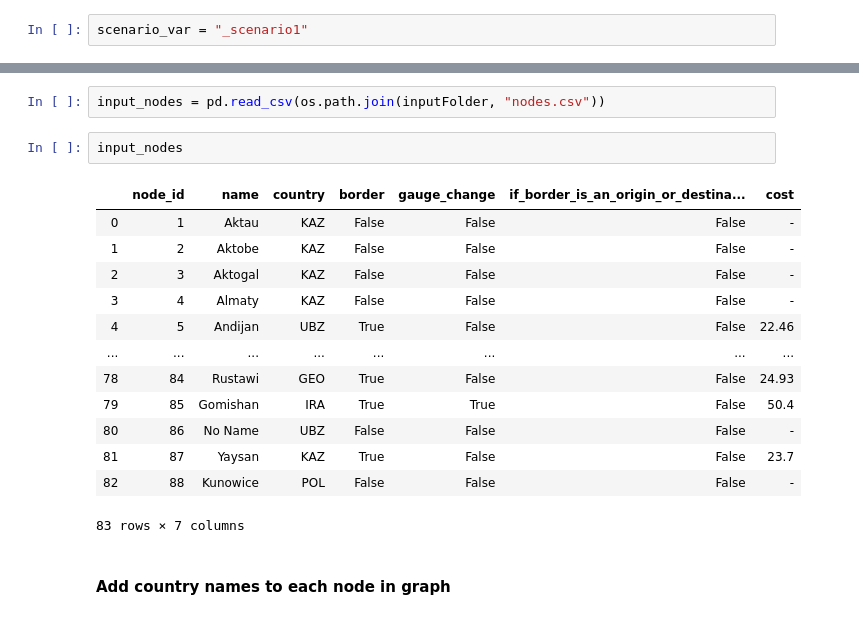
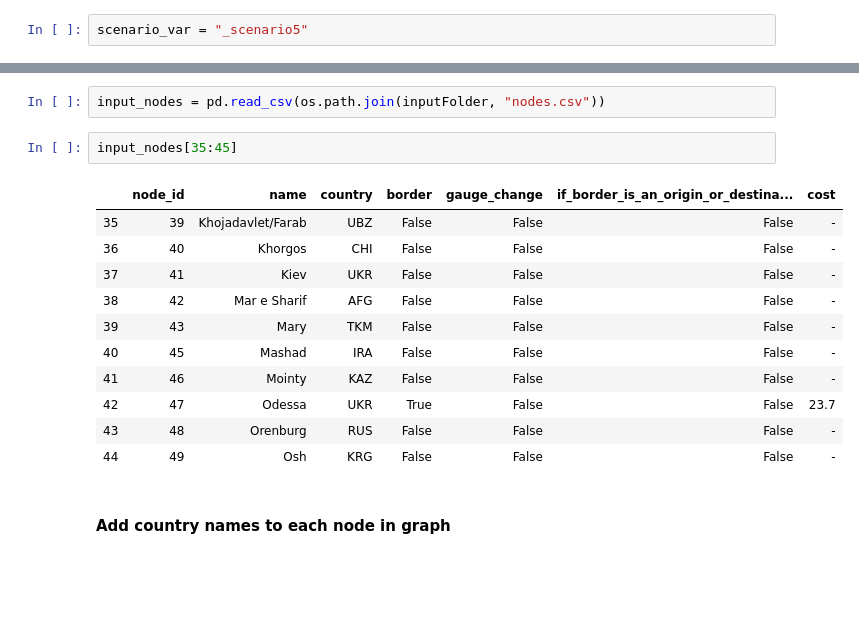
Before and after one commit to worldbank/GOST_PublicGoods, a Jupyter notebook: Implementations/asia_railways/asia_railways_ver3.ipynb, the cells around one changed output, grey strips where cells are left out. Saved outputs shown, nothing was run; the diff lists cells and outputs as text; blank space fills up the shorter version.

```diff
--- a/Implementations/asia_railways/asia_railways_ver3.ipynb
+++ b/Implementations/asia_railways/asia_railways_ver3.ipynb
@@ -44,7 +44,7 @@ import matplotlib.pyplot as plt
 sys.path.append(r'../../GOSTNets/GOSTNets')
 import GOSTnet as gn
 # %%
-scenario_var = "_scenario1"
+scenario_var = "_scenario5"
 # %%
 # Define input data
 inputFolder = r'./input_folder{}'.format(scenario_var)
@@ -80,21 +80,19 @@ networkx.classes.graph.Graph
 # %%
 input_nodes = pd.read_csv(os.path.join(inputFolder, "nodes.csv"))
 # %%
-input_nodes
+input_nodes[35:45]
 # %% [output]
 |  | node_id | name | country | border | gauge_change | if_border_is_an_origin_or_destina... | cost |
-| 0 | 1 | Aktau | KAZ | False | False | False | - |
-| 1 | 2 | Aktobe | KAZ | False | False | False | - |
-| 2 | 3 | Aktogal | KAZ | False | False | False | - |
-| 3 | 4 | Almaty | KAZ | False | False | False | - |
-| 4 | 5 | Andijan | UBZ | True | False | False | 22.46 |
-| ... | ... | ... | ... | ... | ... | ... | ... |
-| 78 | 84 | Rustawi | GEO | True | False | False | 24.93 |
-| 79 | 85 | Gomishan | IRA | True | True | False | 50.4 |
-| 80 | 86 | No Name | UBZ | False | False | False | - |
-| 81 | 87 | Yaysan | KAZ | True | False | False | 23.7 |
-| 82 | 88 | Kunowice | POL | False | False | False | - |
+| 35 | 39 | Khojadavlet/Farab | UBZ | False | False | False | - |
+| 36 | 40 | Khorgos | CHI | False | False | False | - |
+| 37 | 41 | Kiev | UKR | False | False | False | - |
+| 38 | 42 | Mar e Sharif | AFG | False | False | False | - |
+| 39 | 43 | Mary | TKM | False | False | False | - |
+| 40 | 45 | Mashad | IRA | False | False | False | - |
+| 41 | 46 | Mointy | KAZ | False | False | False | - |
+| 42 | 47 | Odessa | UKR | True | False | False | 23.7 |
+| 43 | 48 | Orenburg | RUS | False | False | False | - |
+| 44 | 49 | Osh | KRG | False | False | False | - |
-83 rows × 7 columns
 # %% [markdown]
 ####  Add country names to each node in graph
 # %%
```
Also changed, not shown: parts of 11 cells of this notebook, 23 other files.
